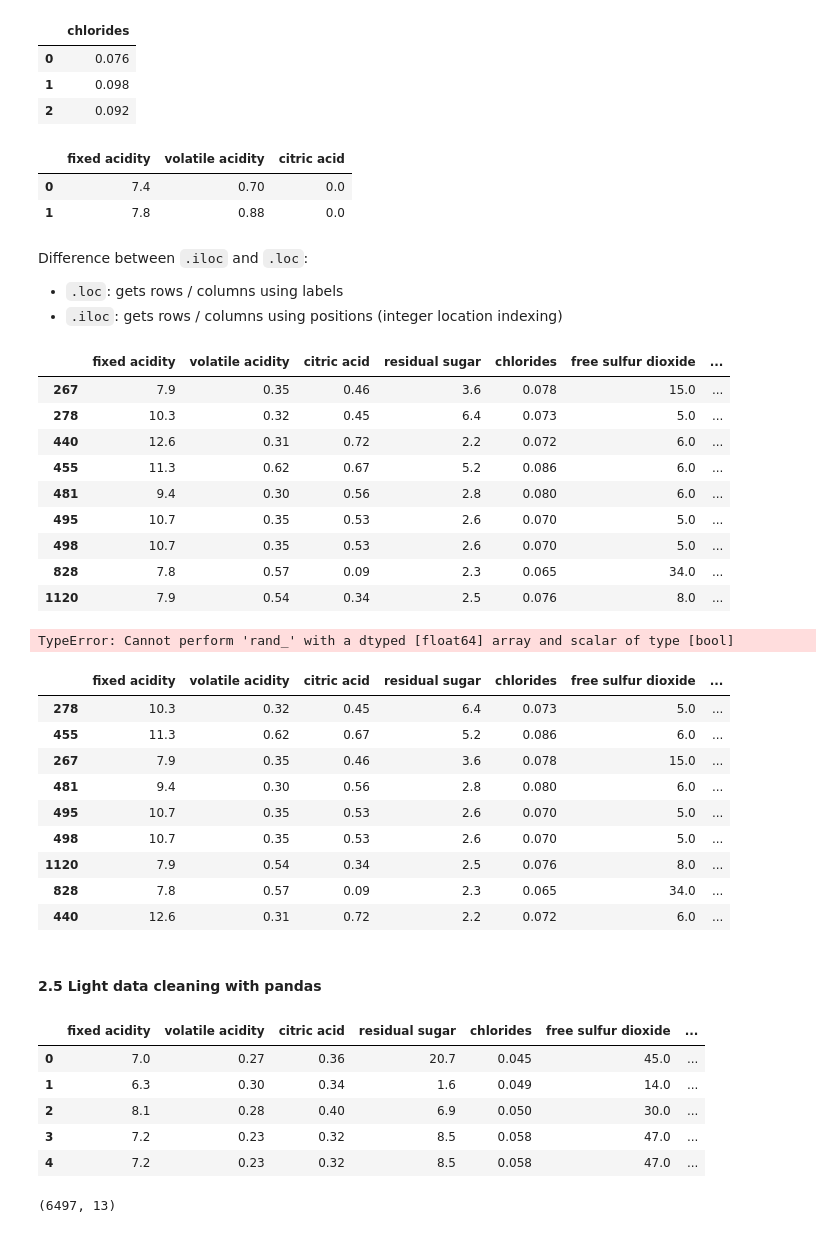
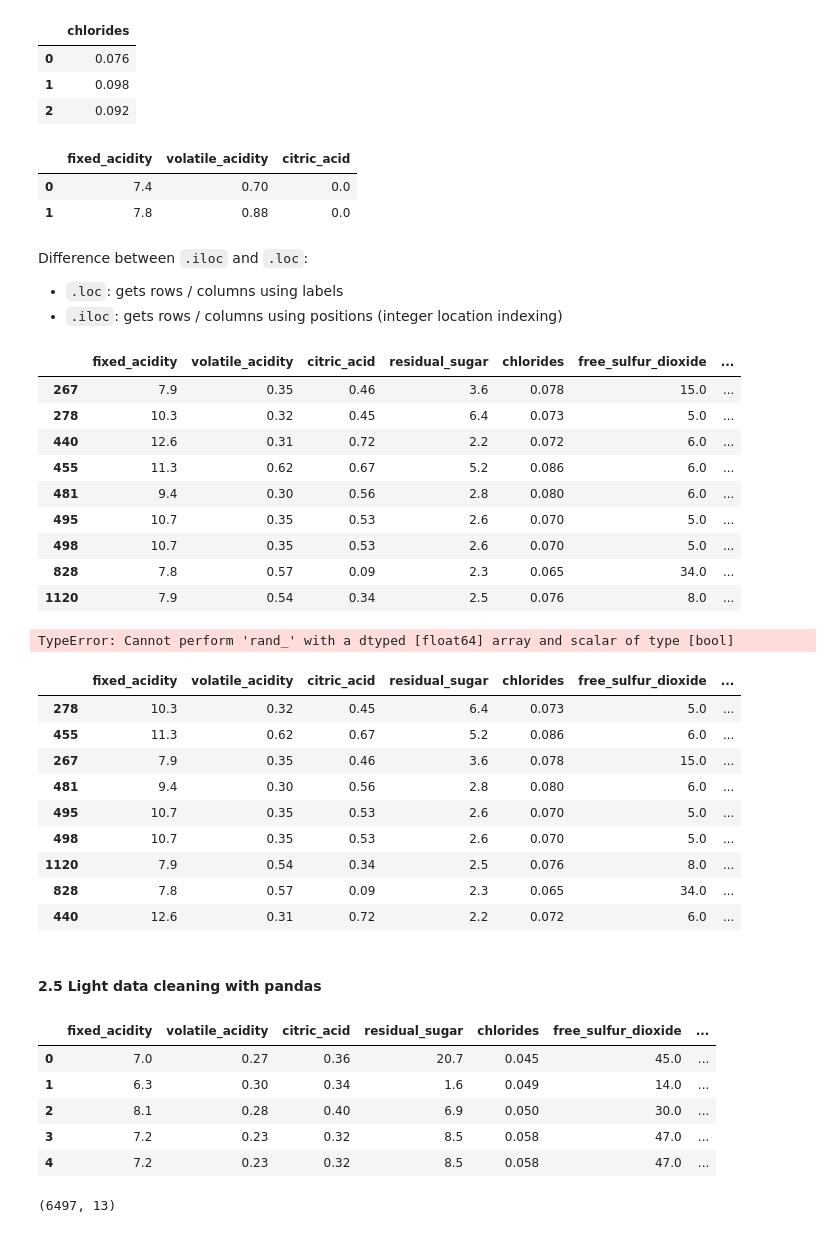
Before and after one commit to amvelazquez/PythonCamp2024, a Jupyter notebook: Day07/Lecture/day07_lecture.ipynb, the cells around one changed output. Drawn from its saved outputs; the diff is of its cells as text; code cells hidden in the pictures.

```diff
--- a/Day07/Lecture/day07_lecture.ipynb
+++ b/Day07/Lecture/day07_lecture.ipynb
@@ -541,0 +544,2 @@ redwines.head()
+# %%
+redwines.columns = redwines.columns.str.replace(r"\s", "_", regex=True)
@@ -651,7 +662,7 @@ redwines.loc[0:2, ["chlorides"]] # First three rows from column "C"
 # First 2 rows and 3 colunms
 redwines.iloc[0:2, 0:3]
 # %% [output]
-|  | fixed acidity | volatile acidity | citric acid |
+|  | fixed_acidity | volatile_acidity | citric_acid |
 | 0 | 7.4 | 0.70 | 0.0 |
 | 1 | 7.8 | 0.88 | 0.0 |
 # %% [markdown]
@@ -659,9 +670,9 @@ Difference between `.iloc` and `.loc`:
 - `.loc`: gets rows / columns using labels
 - `.iloc`: gets rows / columns using positions (integer location indexing)
 # %%
-redwines[(redwines['rank'] == 8) & (redwines['residual sugar'] > 2)]
+redwines[(redwines['rank'] == 8) & (redwines['residual_sugar'] > 2)]
 # %% [output]
-|  | fixed acidity | volatile acidity | citric acid | residual sugar | chlorides | free sulfur dioxide | ... |
+|  | fixed_acidity | volatile_acidity | citric_acid | residual_sugar | chlorides | free_sulfur_dioxide | ... |
 | 267 | 7.9 | 0.35 | 0.46 | 3.6 | 0.078 | 15.0 | ... |
 | 278 | 10.3 | 0.32 | 0.45 | 6.4 | 0.073 | 5.0 | ... |
 | 440 | 12.6 | 0.31 | 0.72 | 2.2 | 0.072 | 6.0 | ... |
@@ -676,10 +687,10 @@ redwines[redwines['rank'] == 8 & redwines['residual sugar'] > 2]
 # %% [output]
 TypeError: Cannot perform 'rand_' with a dtyped [float64] array and scalar of type [bool]
 # %%
-redwines[(redwines['rank'] == 8) & (redwines['residual sugar'] > 2)].sort_values(['residual sugar'],
+redwines[(redwines['rank'] == 8) & (redwines['residual_sugar'] > 2)].sort_values(['residual_sugar'],
                                                                                  ascending=False)
 # %% [output]
-|  | fixed acidity | volatile acidity | citric acid | residual sugar | chlorides | free sulfur dioxide | ... |
+|  | fixed_acidity | volatile_acidity | citric_acid | residual_sugar | chlorides | free_sulfur_dioxide | ... |
 | 278 | 10.3 | 0.32 | 0.45 | 6.4 | 0.073 | 5.0 | ... |
 | 455 | 11.3 | 0.62 | 0.67 | 5.2 | 0.086 | 6.0 | ... |
 | 267 | 7.9 | 0.35 | 0.46 | 3.6 | 0.078 | 15.0 | ... |
@@ -695,9 +706,10 @@ redwines[(redwines['rank'] == 8) & (redwines['residual sugar'] > 2)].sort_values
 whitewines = pd.read_csv('winequality-white.csv', delimiter=';')
 whitewines['color'] = 'white'
 whitewines = whitewines.rename(columns={'pH': 'pH_level', 'quality':'rank'})
+whitewines.columns = whitewines.columns.str.replace(r"\s", "_", regex=True)
 whitewines.head()
 # %% [output]
-|  | fixed acidity | volatile acidity | citric acid | residual sugar | chlorides | free sulfur dioxide | ... |
+|  | fixed_acidity | volatile_acidity | citric_acid | residual_sugar | chlorides | free_sulfur_dioxide | ... |
 | 0 | 7.0 | 0.27 | 0.36 | 20.7 | 0.045 | 45.0 | ... |
 | 1 | 6.3 | 0.30 | 0.34 | 1.6 | 0.049 | 14.0 | ... |
 | 2 | 8.1 | 0.28 | 0.40 | 6.9 | 0.050 | 30.0 | ... |
```
Also changed, not shown: parts of 15 cells of this notebook, 3 other files.
